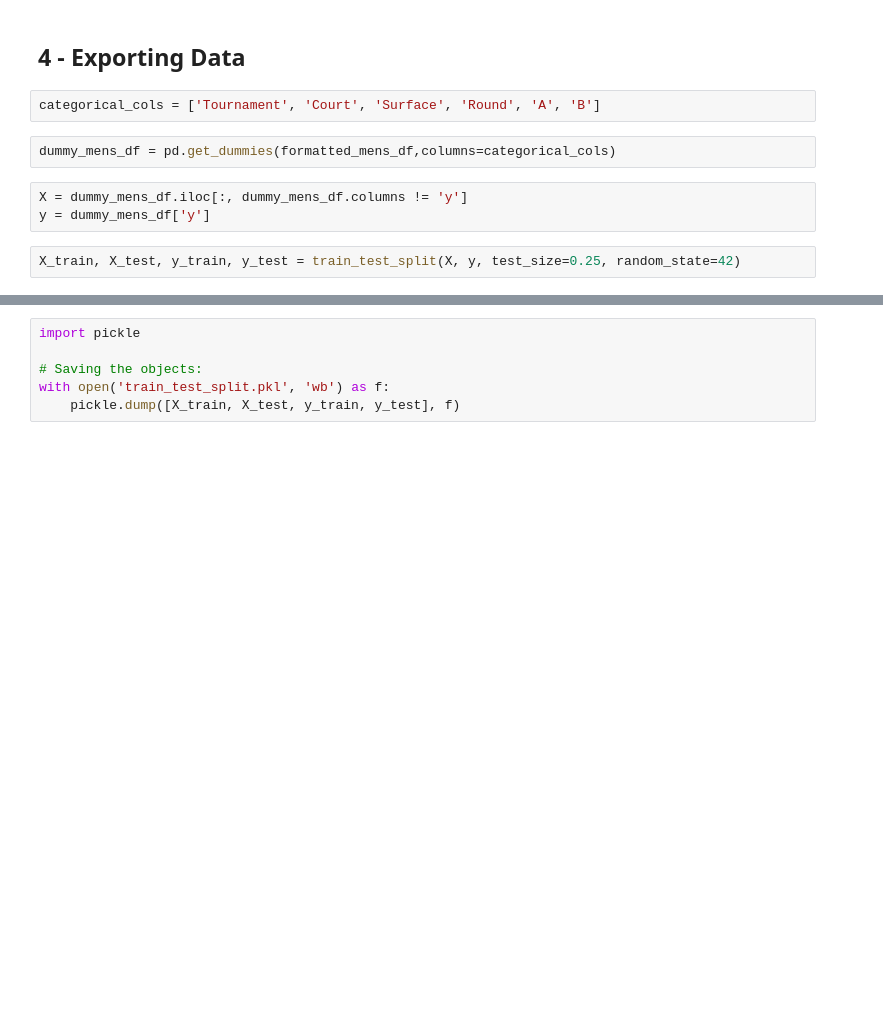
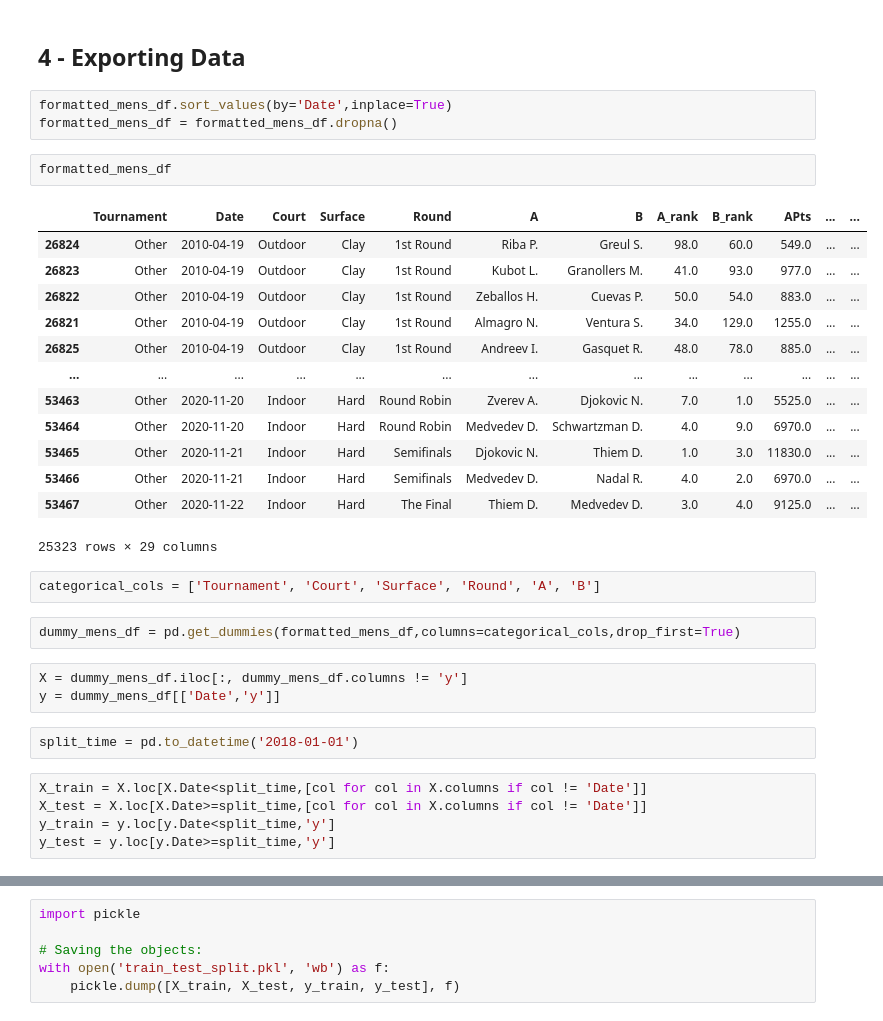
Before and after one commit to jb-c/Tennis_Betting, a Jupyter notebook: 3. ML/ML Exploration.ipynb, the cells around one changed output, grey strips where cells are left out. Cells and saved outputs as stored; diff of their text form; blank space fills up the shorter version.

```diff
--- a/3. ML/ML Exploration.ipynb
+++ b/3. ML/ML Exploration.ipynb
@@ -311,12 +287,36 @@ d_rank           -0.244322
 dtype: float64
 # %% [markdown]
 ## 4 - Exporting Data <a class="anchor" id=4></a>
+# %%
+formatted_mens_df.sort_values(by='Date',inplace=True)
+formatted_mens_df = formatted_mens_df.dropna()
+# %%
+formatted_mens_df
+# %% [output]
+|  | Tournament | Date | Court | Surface | Round | A | B | A_rank | B_rank | APts | ... | ... |
+| 26824 | Other | 2010-04-19 | Outdoor | Clay | 1st Round | Riba P. | Greul S. | 98.0 | 60.0 | 549.0 | ... | ... |
+| 26823 | Other | 2010-04-19 | Outdoor | Clay | 1st Round | Kubot L. | Granollers M. | 41.0 | 93.0 | 977.0 | ... | ... |
+| 26822 | Other | 2010-04-19 | Outdoor | Clay | 1st Round | Zeballos H. | Cuevas P. | 50.0 | 54.0 | 883.0 | ... | ... |
+| 26821 | Other | 2010-04-19 | Outdoor | Clay | 1st Round | Almagro N. | Ventura S. | 34.0 | 129.0 | 1255.0 | ... | ... |
+| 26825 | Other | 2010-04-19 | Outdoor | Clay | 1st Round | Andreev I. | Gasquet R. | 48.0 | 78.0 | 885.0 | ... | ... |
+| ... | ... | ... | ... | ... | ... | ... | ... | ... | ... | ... | ... | ... |
+| 53463 | Other | 2020-11-20 | Indoor | Hard | Round Robin | Zverev A. | Djokovic N. | 7.0 | 1.0 | 5525.0 | ... | ... |
+| 53464 | Other | 2020-11-20 | Indoor | Hard | Round Robin | Medvedev D. | Schwartzman D. | 4.0 | 9.0 | 6970.0 | ... | ... |
+| 53465 | Other | 2020-11-21 | Indoor | Hard | Semifinals | Djokovic N. | Thiem D. | 1.0 | 3.0 | 11830.0 | ... | ... |
+| 53466 | Other | 2020-11-21 | Indoor | Hard | Semifinals | Medvedev D. | Nadal R. | 4.0 | 2.0 | 6970.0 | ... | ... |
+| 53467 | Other | 2020-11-22 | Indoor | Hard | The Final | Thiem D. | Medvedev D. | 3.0 | 4.0 | 9125.0 | ... | ... |
+25323 rows × 29 columns
 # %%
 categorical_cols = ['Tournament', 'Court', 'Surface', 'Round', 'A', 'B']
 # %%
-dummy_mens_df = pd.get_dummies(formatted_mens_df,columns=categorical_cols)
+dummy_mens_df = pd.get_dummies(formatted_mens_df,columns=categorical_cols,drop_first=True)
 # %%
 X = dummy_mens_df.iloc[:, dummy_mens_df.columns != 'y']
-y = dummy_mens_df['y']
+y = dummy_mens_df[['Date','y']]
-# %%
-X_train, X_test, y_train, y_test = train_test_split(X, y, test_size=0.25, random_state=42)
+# %%
+split_time = pd.to_datetime('2018-01-01')
+# %%
+X_train = X.loc[X.Date<split_time,[col for col in X.columns if col != 'Date']]
+X_test = X.loc[X.Date>=split_time,[col for col in X.columns if col != 'Date']]
+y_train = y.loc[y.Date<split_time,'y']
+y_test = y.loc[y.Date>=split_time,'y']
```
Also changed, not shown: parts of 21 cells of this notebook, 10 other files.
